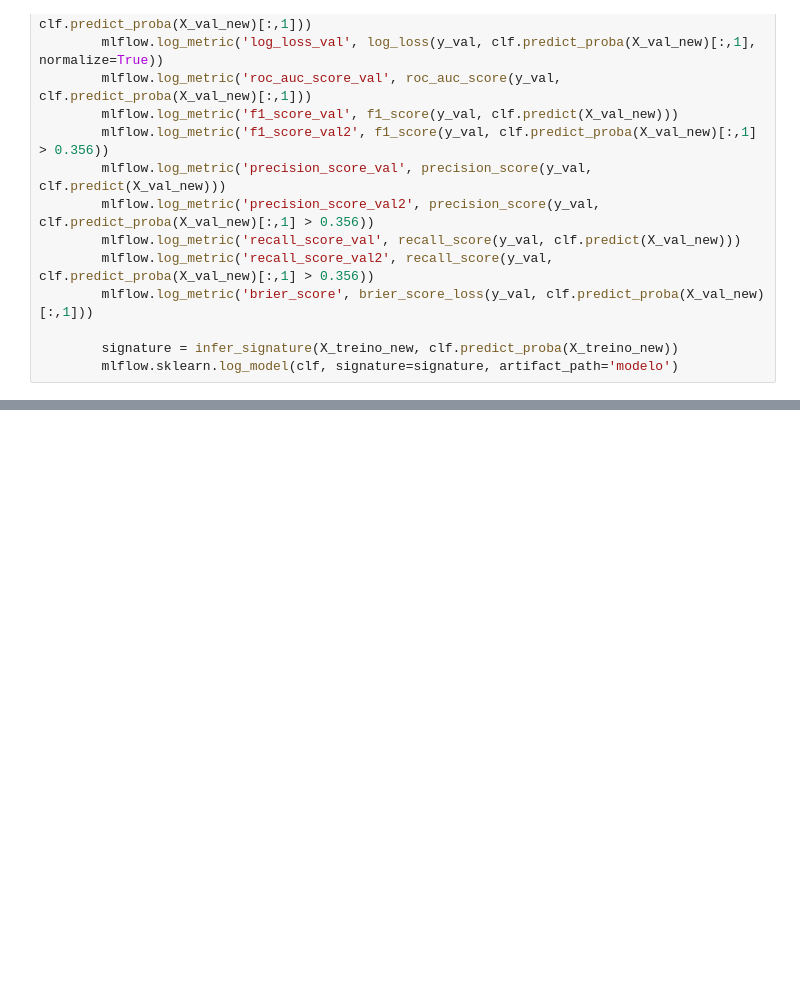
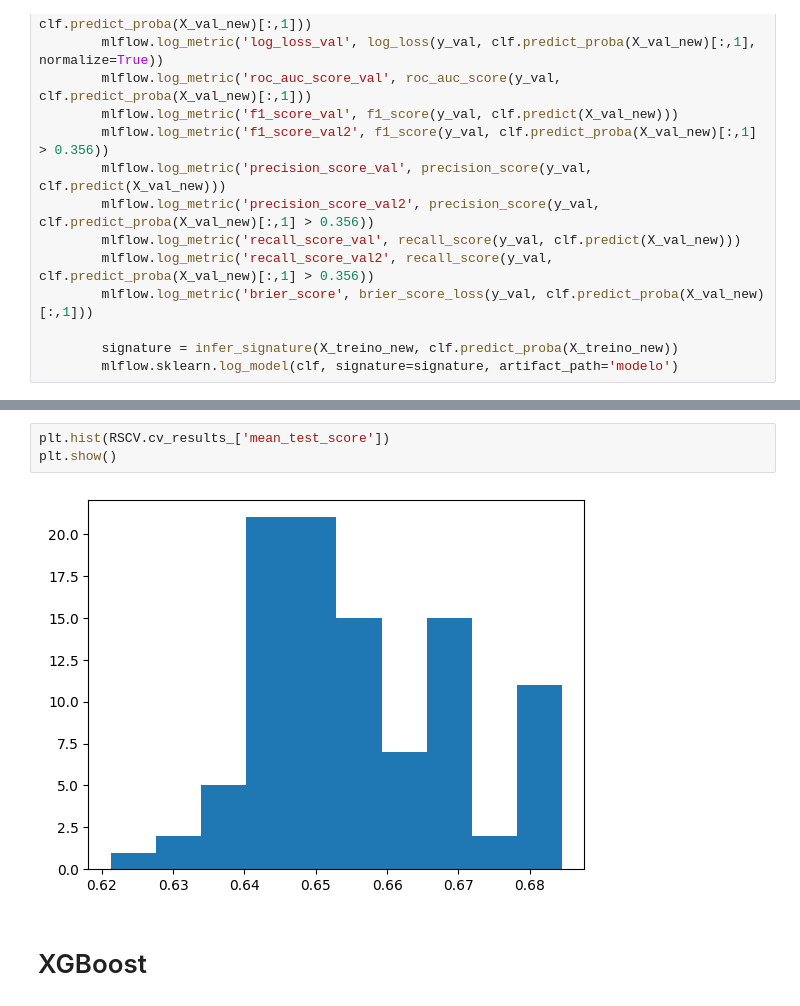
Before and after one commit to HugoCalegari/Estudo_Cartao_Credito, a Jupyter notebook: vCartao_Credito/2.Modelagem/1.Hiperparametros_&_CV.ipynb, the cells around one changed output, grey strips where cells are left out. Cells and saved outputs as stored; diff of their text form; blank space fills up the shorter version.

```diff
--- a/vCartao_Credito/2.Modelagem/1.Hiperparametros_&_CV.ipynb
+++ b/vCartao_Credito/2.Modelagem/1.Hiperparametros_&_CV.ipynb
@@ -672,0 +744,7 @@ if __name__ == '__main__':
+# %%
+plt.hist(RSCV.cv_results_['mean_test_score'])
+plt.show()
+# %% [output]
+[figure, added]
+# %% [markdown]
+# XGBoost
```
Also changed, not shown: parts of 14 cells of this notebook.
